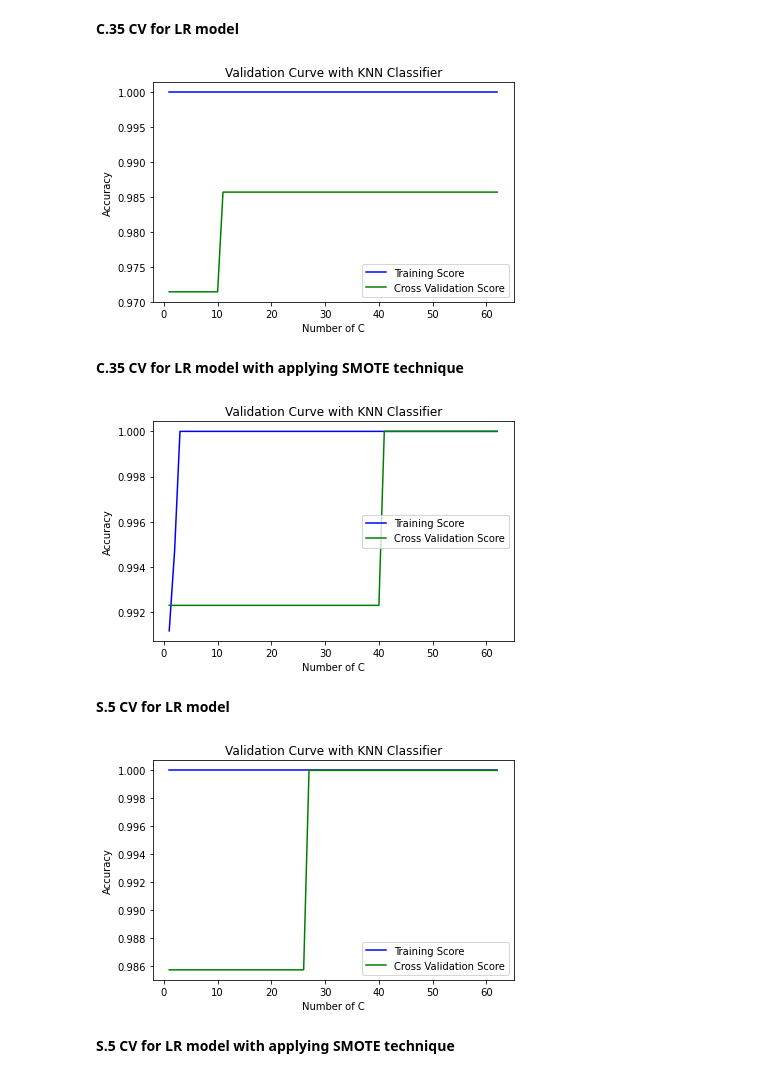
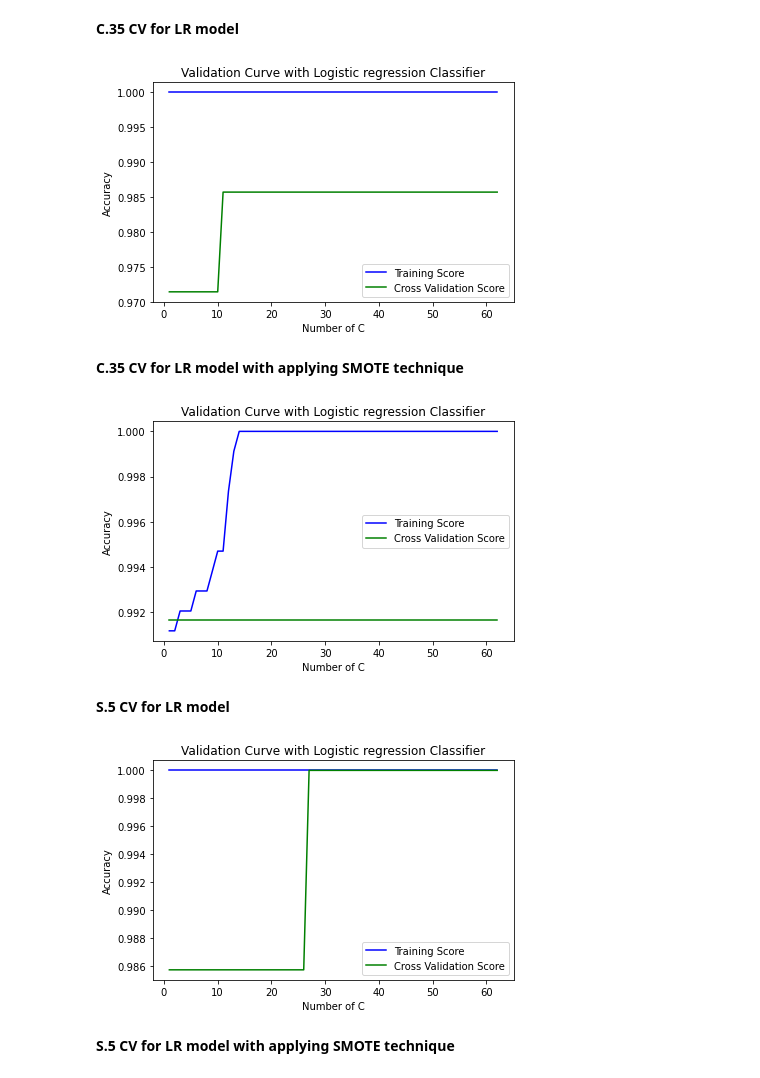
Before and after one commit to TermProject702/Flooding702, a Jupyter notebook: Model.ipynb, the cells around one changed output. Saved outputs shown, nothing was run; the diff lists cells and outputs as text; code cells hidden in the pictures.

```diff
--- a/Model.ipynb
+++ b/Model.ipynb
@@ -676,7 +658,7 @@ parameter_range = np.arange(1, 63, 1)
 
 # Calculate accuracy on training and test set using the
 # gamma parameter with 10-fold cross validation
-train_score, test_score = validation_curve(LogisticRegression(), X_train_C, y_train_C,
+train_score, test_score = validation_curve(Lr, X_train_C, y_train_C,
                                        param_name ="C",
                                        param_range = parameter_range,
                                         cv = 10, scoring = "accuracy")
@@ -696,50 +678,50 @@ plt.plot(parameter_range, mean_test_score,
   label = "Cross Validation Score", color = 'g')
 
 # Creating the plot
-plt.title("Validation Curve with KNN Classifier")
+plt.title("Validation Curve with Logistic regression Classifier")
 plt.xlabel("Number of C")
 plt.ylabel("Accuracy")
 plt.tight_layout()
 plt.legend(loc = 'best')
 plt.show()
 # %% [output]
-[figure, old version]
+[figure, new version]
 # %% [markdown]
 **C.35 CV for LR model with applying SMOTE technique**
 # %%
 # Setting the range for the parameter (from 1 to 10)
 parameter_range = np.arange(1, 63, 1)
 
 # Calculate accuracy on training and test set using the
 # gamma parameter with 10-fold cross validation
-train_score, test_score = validation_curve(LogisticRegression(), X_over_train_C, y_over_train_C,
+train_score, test_score = validation_curve(Lr, X_over_train_C, y_over_train_C,
                                        param_name = "C",
                                        param_range = parameter_range,
                                         cv = 10, scoring = "accuracy")
 
 # Calculating mean and standard deviation of training score
 mean_train_score = np.mean(train_score, axis = 1)
 std_train_score = np.std(train_score, axis = 1)
 
 # Calculating mean and standard deviation of testing score
 mean_test_score = np.mean(test_score, axis = 1)
 std_test_score = np.std(test_score, axis = 1)
 
 # Plot mean accuracy scores for training and testing scores
 plt.plot(parameter_range, mean_train_score,
   label = "Training Score", color = 'b')
 plt.plot(parameter_range, mean_test_score,
   label = "Cross Validation Score", color = 'g')
 
 # Creating the plot
-plt.title("Validation Curve with KNN Classifier")
+plt.title("Validation Curve with Logistic regression Classifier")
 plt.xlabel("Number of C")
 plt.ylabel("Accuracy")
 plt.tight_layout()
 plt.legend(loc = 'best')
 plt.show()
 # %% [output]
-[figure, old version]
+[figure, new version]
 # %% [markdown]
 **S.5 CV for LR model**
 # %%
@@ -748,7 +730,7 @@ parameter_range = np.arange(1, 63, 1)
 
 # Calculate accuracy on training and test set using the
 # gamma parameter with 10-fold cross validation
-train_score, test_score = validation_curve(LogisticRegression(), X_train_S, y_train_S,
+train_score, test_score = validation_curve(Lr, X_train_S, y_train_S,
                                        param_name = "C",
                                        param_range = parameter_range,
                                         cv = 10, scoring = "accuracy")
@@ -768,14 +750,14 @@ plt.plot(parameter_range, mean_test_score,
   label = "Cross Validation Score", color = 'g')
 
 # Creating the plot
-plt.title("Validation Curve with KNN Classifier")
+plt.title("Validation Curve with Logistic regression Classifier")
 plt.xlabel("Number of C")
 plt.ylabel("Accuracy")
 plt.tight_layout()
 plt.legend(loc = 'best')
 plt.show()
 # %% [output]
-[figure, old version]
+[figure, new version]
 # %% [markdown]
 **S.5 CV for LR model with applying SMOTE technique**
 # %%
```
Also changed, not shown: parts of 21 cells of this notebook.
